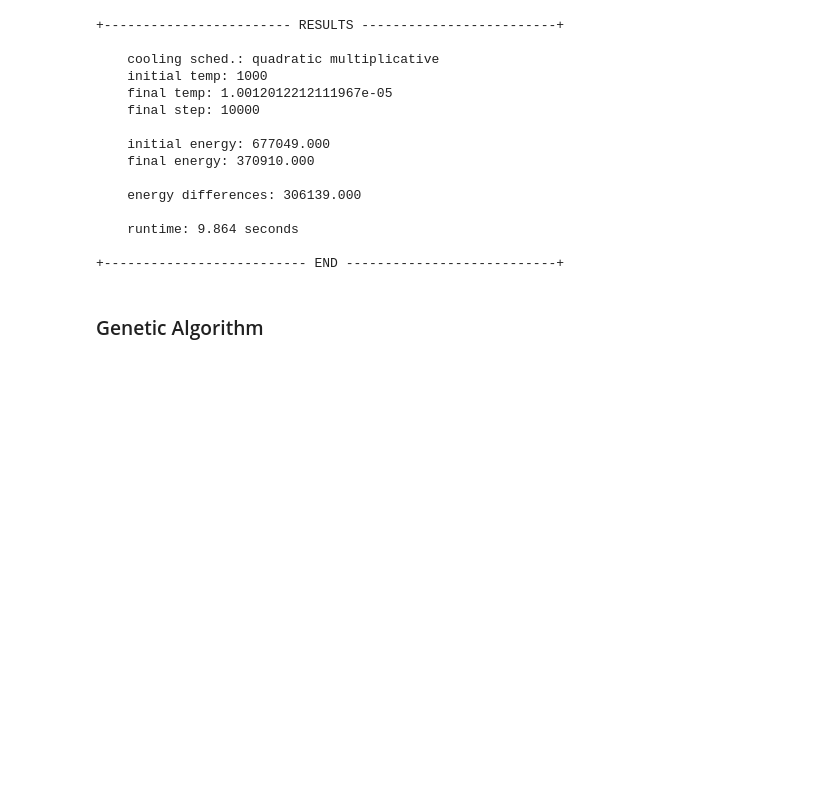
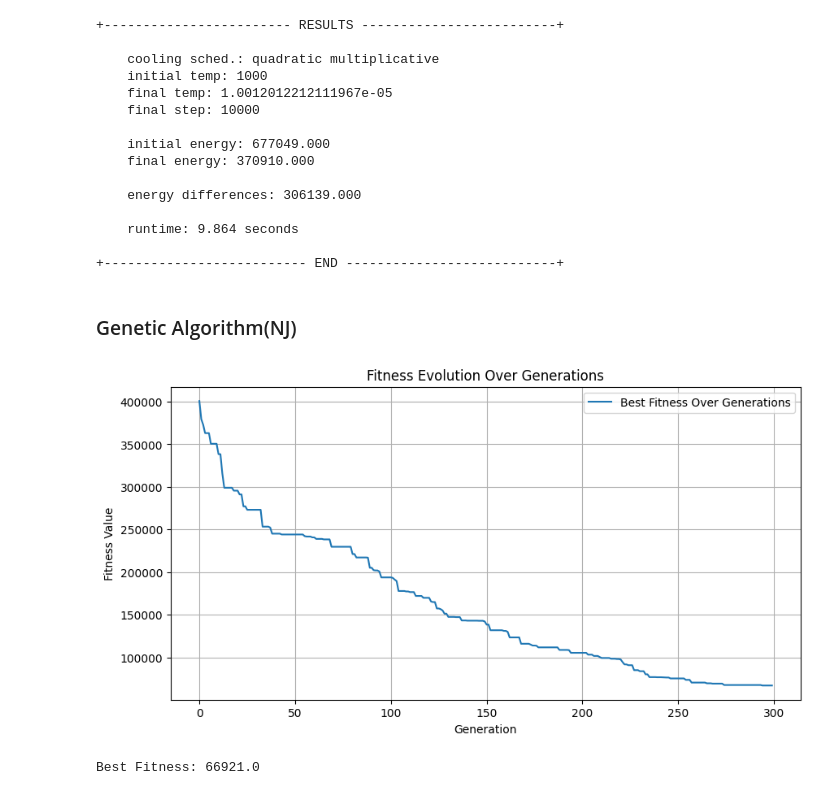
Before and after one commit to marcellinow/diagonal-magic-cube, a Jupyter notebook: main.ipynb, the cells around one changed output. Saved outputs shown, nothing was run; the diff lists cells and outputs as text; code cells hidden in the pictures; blank space fills up the shorter version.

Commit message:
geneticNJinIPYNB

```diff
--- a/main.ipynb
+++ b/main.ipynb
@@ -200,4 +201,14 @@ for result in SA_results:
 
 +-------------------------- END ---------------------------+
 # %% [markdown]
-### Genetic Algorithm
+### Genetic Algorithm(NJ)
+# %%
+GAcube = copy.deepcopy(cube)
+# %%
+genetic_algo = GeneticAlgoNJ(
+    cube=GAcube,
+    population_size=500,
+    generation_rate=300,
+    mutation_rate=0.1,
+    elitism_size=10
+)
@@ -203,0 +217,10 @@ for result in SA_results:
+# %%
+best_cube, best_fitness = genetic_algo.get_best_solution()
+
+# Plot the fitness evolution over generations
+genetic_algo.hist_plot()
+
+print("\nBest Fitness:", best_fitness)
+# %% [output]
+[figure, added]
+Best Fitness: 66921.0
```
Also changed, not shown: parts of 2 cells of this notebook, 1 other file.
